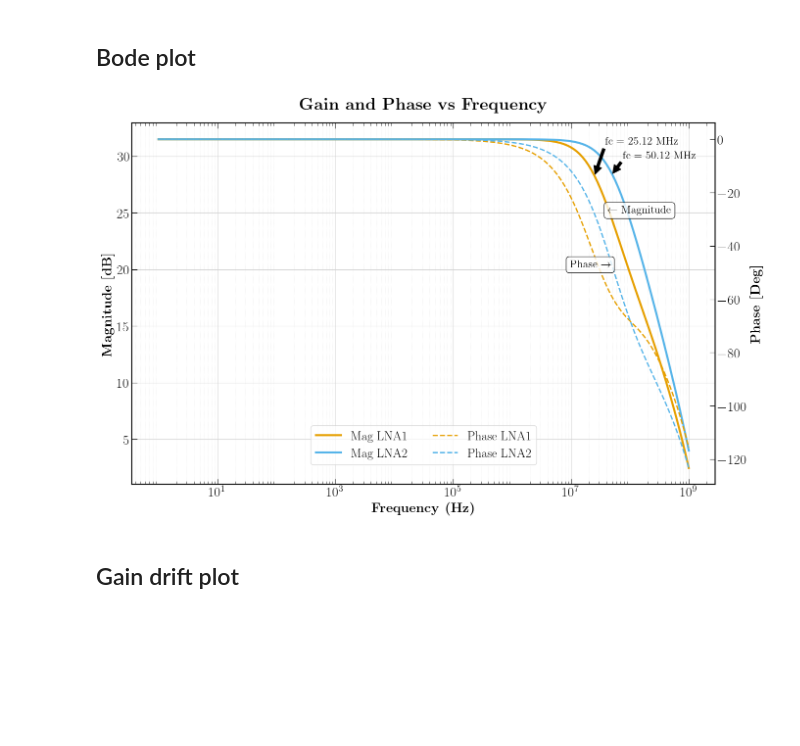
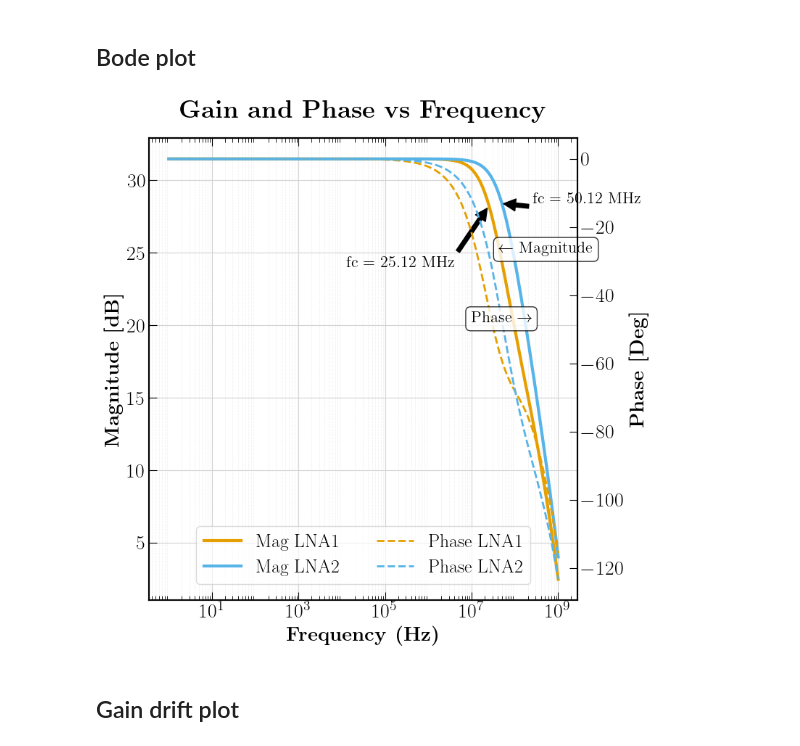
Before and after one commit to BaoTON1701/R-T_BiCMOS_run, a Jupyter notebook: code/Plot_results.ipynb, the cells around one changed output. Drawn from its saved outputs; the diff is of its cells as text; code cells hidden in the pictures; blank space fills up the shorter version.

Commit message:
modify plot size

```diff
--- a/code/Plot_results.ipynb
+++ b/code/Plot_results.ipynb
@@ -376,7 +376,7 @@ def fc_loc(series):
 
 
 # --- 2. Plot Setup ---
-fig, ax_left = plt.subplots(figsize=(14, 9))
+fig, ax_left = plt.subplots(figsize=(8, 8))
 ax_right = ax_left.twinx()
 
 ratio_color = 'black'
@@ -415,36 +415,36 @@ ax_right.spines['right'].set_color(ratio_color)
 
 # --- 5. Legend ---
 lines = l1 + l2 + l3 + l4
 labels = [l.get_label() for l in lines]
 
 ax_left.legend(lines, labels, loc='upper center', bbox_to_anchor=(0.5, 0.18),
                fancybox=True, shadow=False, ncol=2, fontsize=18.5, framealpha=0.7)
 
 # --- 6. Annotations ---
 ax_left.annotate(r'$\leftarrow$ Magnitude', xy=(0.815, 0.75), xycoords='axes fraction',
                  fontsize=16, fontweight='bold', color='black',
                  bbox=dict(boxstyle="round,pad=0.3", fc="white", ec='black', alpha=0.8))
 
 ax_right.annotate(r'Phase $\rightarrow$', xy=(0.75, 0.6), xycoords='axes fraction',
                   fontsize=16, fontweight='bold', color=ratio_color,
                   bbox=dict(boxstyle="round,pad=0.3", fc="white", ec=ratio_color, alpha=0.8))
 
 # Annotate cutoff frequencies
 fc1_loc = fc_loc(gain['mag1'])
 fc2_loc = fc_loc(gain['mag2'])
-ax_left.annotate(f'fc = {np.round(gain['f'][fc1_loc]/1e6,2)} MHz', xy=(gain['f'][fc1_loc], gain['mag1'][fc1_loc]), xytext=(gain['f'][fc1_loc]*1.5, gain['mag1'][fc1_loc]*1.1),
+ax_left.annotate(f'fc = {np.round(gain['f'][fc1_loc]/1e6,2)} MHz', xy=(gain['f'][fc1_loc], gain['mag1'][fc1_loc]), xytext=(gain['f'][fc1_loc]*0.0005, gain['mag1'][fc1_loc]*0.85),
             arrowprops=dict(facecolor='black', shrink=0.05),
             )
-ax_left.annotate(f'fc = {np.round(gain['f'][fc2_loc]/1e6,2)} MHz', xy=(gain['f'][fc2_loc], gain['mag2'][fc2_loc]), xytext=(gain['f'][fc2_loc]*1.5, gain['mag2'][fc2_loc]*1.05),
+ax_left.annotate(f'fc = {np.round(gain['f'][fc2_loc]/1e6,2)} MHz', xy=(gain['f'][fc2_loc], gain['mag2'][fc2_loc]), xytext=(gain['f'][fc2_loc]*5, gain['mag2'][fc2_loc]*1),
             arrowprops=dict(facecolor='black', shrink=0.05),
             )
 
 
 plt.tight_layout()
 plt.savefig(f"{plot_dir}/gain.png", dpi=300)
 plt.show()
 # %% [output]
-[figure, old version]
+[figure, new version]
 # %% [markdown]
 ## Gain drift plot
 # %%
```
Also changed, not shown: parts of 6 cells of this notebook, 6 other files.
